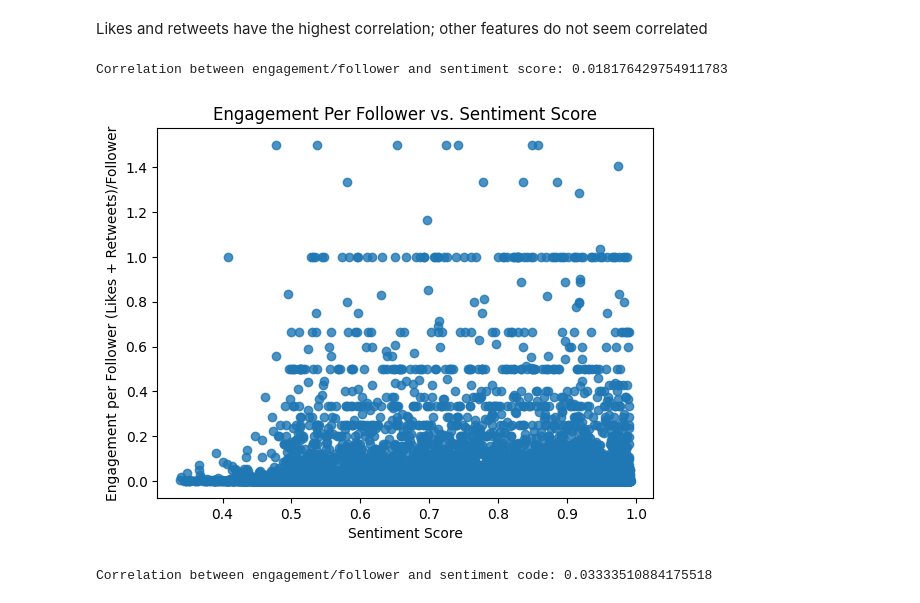
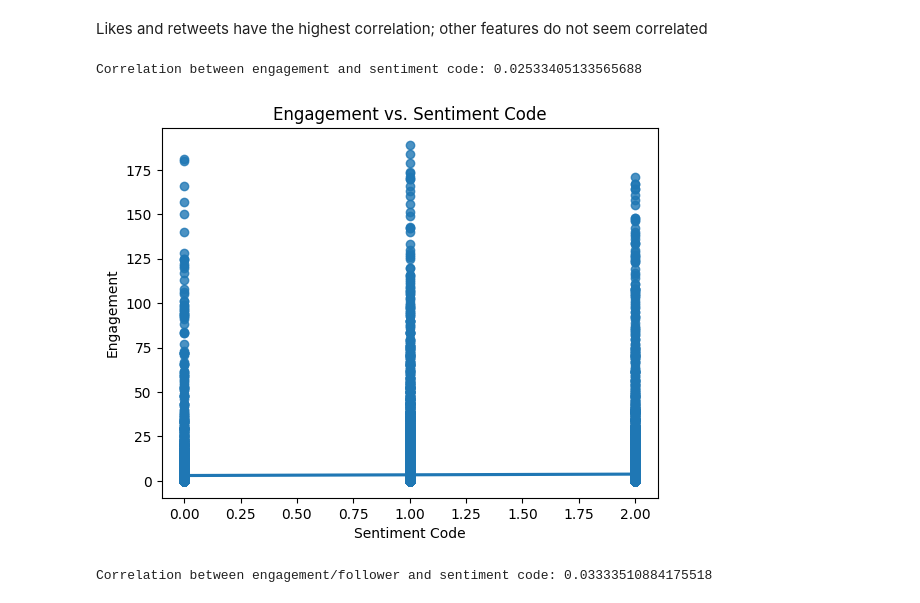
Before and after one commit to bani-ebegbodi/NLP_AI4ALL_Project, a Jupyter notebook: Project.ipynb, the cells around one changed output. Saved outputs shown, nothing was run; the diff lists cells and outputs as text; code cells hidden in the pictures.

Commit message:
Filtered by sentiment_score; fixed graphs

```diff
--- a/Project.ipynb
+++ b/Project.ipynb
@@ -176,7 +154,7 @@ from mlxtend.plotting import plot_sequential_feature_selection as plot_sfs
 # %% [markdown]
 ### Filter outliers
 # %%
-features_considered = ['Retweets', 'Likes',	'sentiment_score', 'UserFollowers', 'UserFriends']
+features_considered = ['Retweets', 'Likes', 'UserFollowers', 'UserFriends']
 # calculate z-scores for numeric features
 z_scores = zscore(df_original[features_considered], nan_policy='omit')
 z_scores.head()
@@ -473,18 +451,18 @@ sns.heatmap(cor_matrix, annot = True)
 # %% [markdown]
 Likes and retweets have the highest correlation; other features do not seem correlated
 # %%
-# @title Correlation of engagement per follower and sentiment score
-correlation = df_new['engagement_per_follower'].corr(df_new['sentiment_score'])
-print(f"Correlation between engagement/follower and sentiment score: {correlation}")
+# @title Correlation of engagement and sentiment code
+correlation = df_new['engagement'].corr(df_new['sentiment_code'])
+print(f"Correlation between engagement and sentiment code: {correlation}")
 
-sns.regplot(x='sentiment_score', y='engagement_per_follower', data=df_new)
-plt.title('Engagement Per Follower vs. Sentiment Score')
-plt.xlabel('Sentiment Score')
-plt.ylabel('Engagement per Follower (Likes + Retweets)/Follower')
+sns.regplot(x='sentiment_code', y='engagement', data=df_new)
+plt.title('Engagement vs. Sentiment Code')
+plt.xlabel('Sentiment Code')
+plt.ylabel('Engagement')
 plt.show()
 # %% [output]
-Correlation between engagement/follower and sentiment score: 0.018176429754911783
+Correlation between engagement and sentiment code: 0.02533405133565688
-[figure, old version]
+[figure, new version]
 # %%
 # @title Correlation of engagement per follower and sentiment code
 correlation = df_new['engagement_per_follower'].corr(df_new['sentiment_code'])
```
Also changed, not shown: parts of 17 cells of this notebook.
